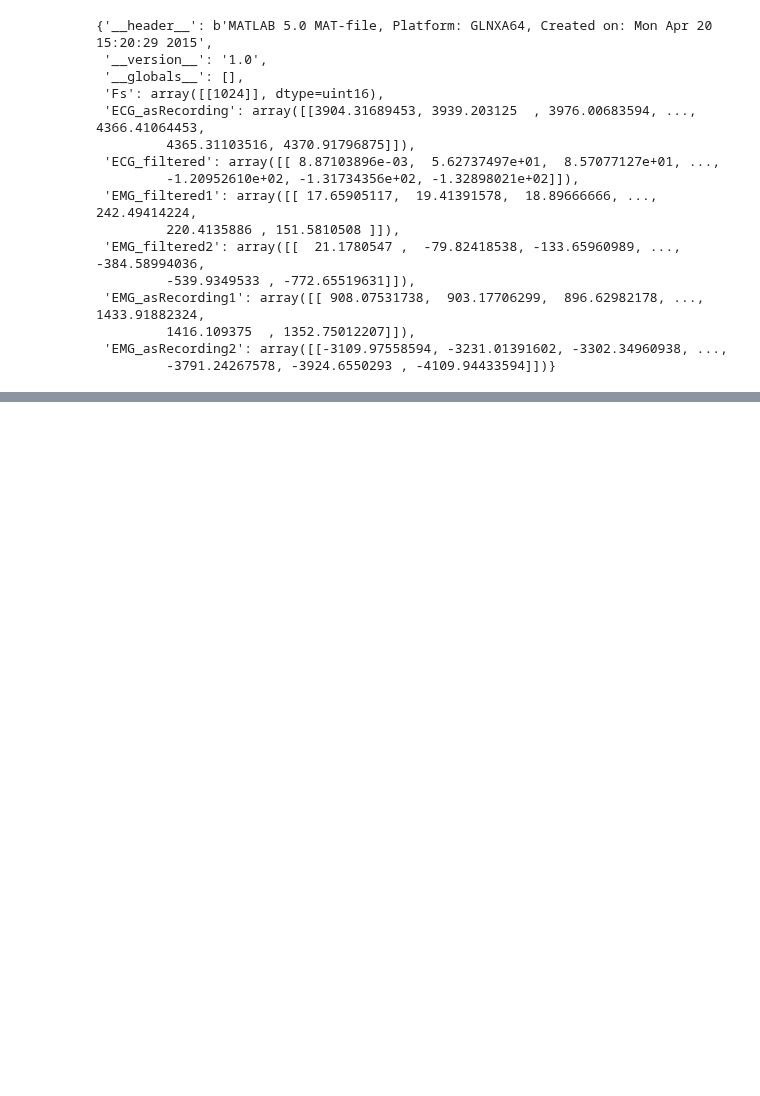
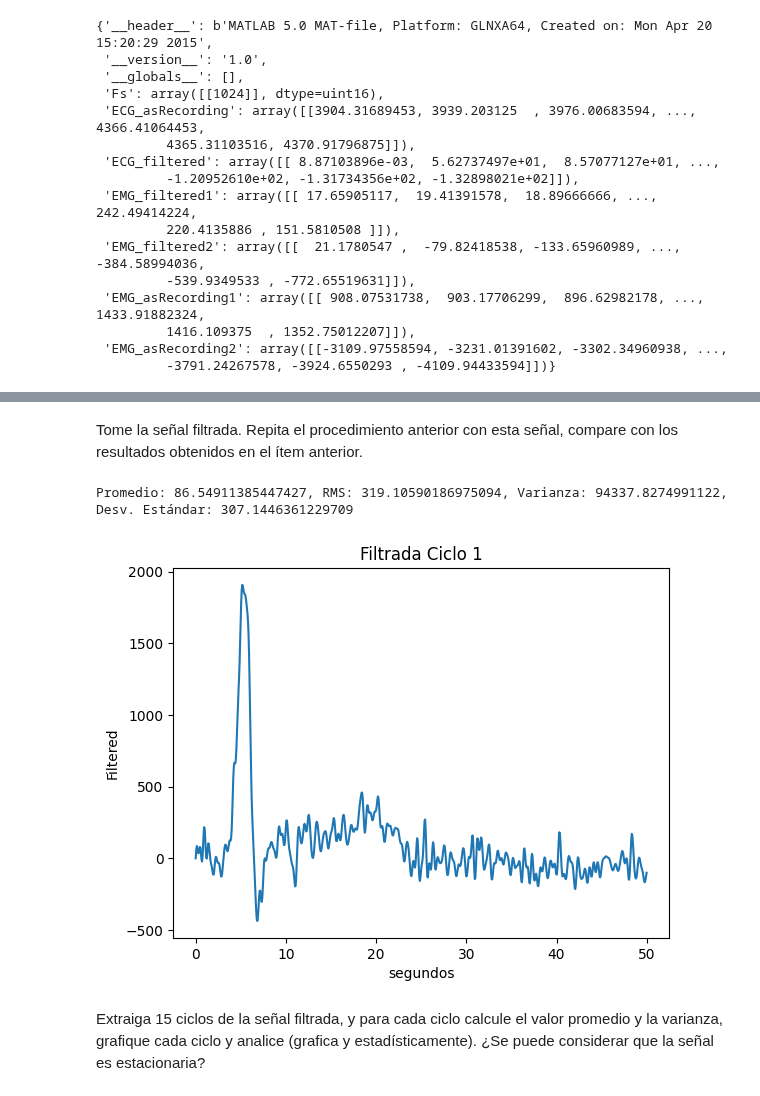
Before and after one commit to MateoOyuelaR19/LAB-BIOSE-ALES, a Jupyter notebook: 3_Analisis_estadistico_de_senales/practica3.ipynb, the cells around one changed output, grey strips where cells are left out. Saved outputs shown, nothing was run; the diff lists cells and outputs as text; code cells hidden in the pictures; blank space fills up the shorter version.

```diff
--- a/3_Analisis_estadistico_de_senales/practica3.ipynb
+++ b/3_Analisis_estadistico_de_senales/practica3.ipynb
@@ -33,0 +81,17 @@ data
+# %% [markdown]
+Tome la señal filtrada. Repita el procedimiento anterior con esta señal, compare con los resultados obtenidos en el ítem anterior.
+# %%
+filtered=data['ECG_filtered'][0]
+filtered_ciclo1=filtered[0:854]
+plt.plot(tciclo,filtered_ciclo1)
+plt.title('Filtrada Ciclo 1')
+plt.xlabel('segundos')
+plt.ylabel('Filtered')
+mean_filtered_ciclo1=np.mean(filtered_ciclo1) #promedio
+rms_filtered_ciclo1=xrms(np.shape(tciclo)[0],filtered_ciclo1) #rms
+var_filtered_ciclo1=np.var(filtered_ciclo1) #varianza
+std_filtered_ciclo1=np.std(filtered_ciclo1) #desv estandar
+print(f'Promedio: {mean_filtered_ciclo1}, RMS: {rms_filtered_ciclo1}, Varianza: {var_filtered_ciclo1}, Desv. Estándar: {std_filtered_ciclo1}')
+# %% [output]
+Promedio: 86.54911385447427, RMS: 319.10590186975094, Varianza: 94337.8274991122, Desv. Estándar: 307.1446361229709
+[figure, added]
@@ -33,0 +100,2 @@ data
+# %% [markdown]
+Extraiga 15 ciclos de la señal filtrada, y para cada ciclo calcule el valor promedio y la varianza, grafique cada ciclo y analice (grafica y estadísticamente). ¿Se puede considerar que la señal es estacionaria?
```
Also changed, not shown: parts of 10 cells of this notebook.
